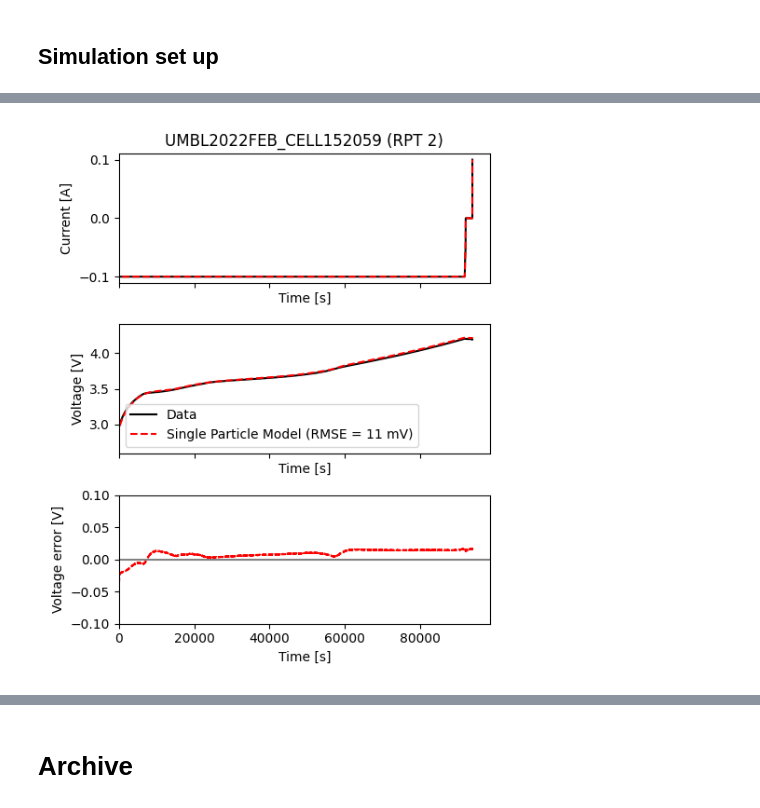
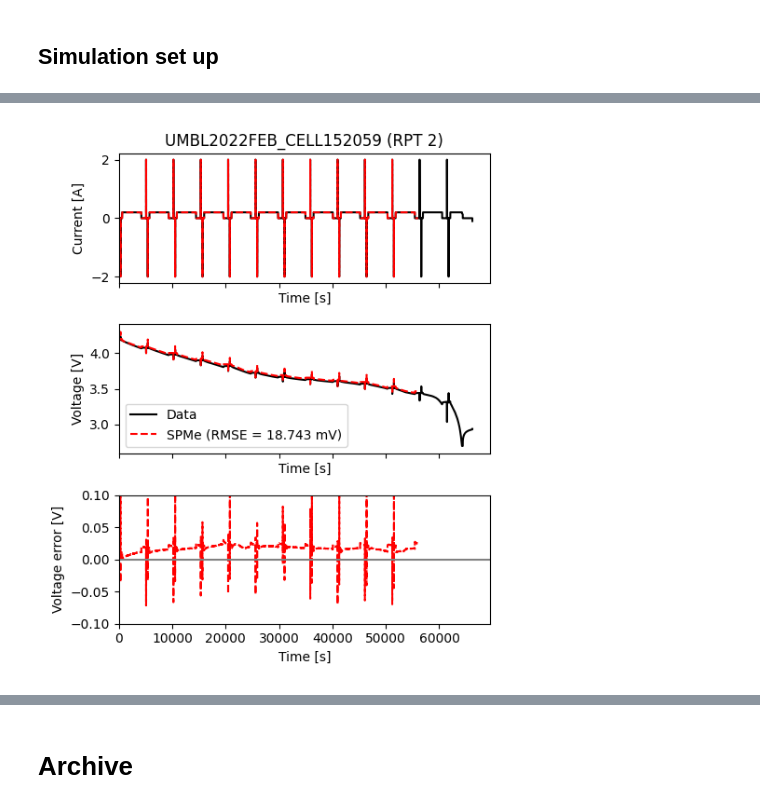
Before and after one commit to viviantran27/PyBaMM, a Jupyter notebook: degradation_model/tuning_umbl2022feb/verify_initial_parameters.ipynb, the cells around one changed output, grey strips where cells are left out. Saved outputs shown, nothing was run; the diff lists cells and outputs as text; code cells hidden in the pictures.

```diff
--- a/degradation_model/tuning_umbl2022feb/verify_initial_parameters.ipynb
+++ b/degradation_model/tuning_umbl2022feb/verify_initial_parameters.ipynb
@@ -87,10 +73,13 @@ model = pybamm.lithium_ion.SPM(
 # %%
+model = pybamm.lithium_ion.SPMe() # for calculating parameters only
+
 # update parameters
+parameter_values = pybamm.ParameterValues(chemistry=pybamm.parameter_sets.Tran2025)
 parameter_values.update(
     {
         "Maximum concentration in positive electrode [mol.m-3]": 31927.3,
         "Maximum concentration in negative electrode [mol.m-3]": 29637,
-        "Upper voltage cut-off [V]": 4.25,
+        "Upper voltage cut-off [V]": 4.3,
         "Lower voltage cut-off [V]": 2.5,
         },
     check_already_exists=False,
@@ -167,8 +156,12 @@ experiment = pybamm.Experiment(
         }, period = "1 second"
     )
 # %%
-# simulate subcycle with interpolant (30s for hppc)
-sim_0 = pybamm.Simulation(model, experiment=experiment,
-                        parameter_values=parameter_values,
-                        solver=pybamm.CasadiSolver("safe"))
-sol_0 = sim_0.solve() #initial_soc=SOC_0
+models=[pybamm.lithium_ion.SPMe(name="SPMe")] #pybamm.lithium_ion.SPM(name="SPM"),
+sols=[]
+for model in models:
+    print(model.name)
+    # simulate subcycle with interpolant (30s for hppc with SPM or 2 min with SPMe?)
+    sim = pybamm.Simulation(model, experiment=experiment,
+                            parameter_values=parameter_values,
+                            solver=pybamm.CasadiSolver("fast with events"))
+    sols.append(sim.solve()) #initial_soc=SOC_0
@@ -175,41 +170,44 @@ sol_0 = sim_0.solve() #initial_soc=SOC_0
 # %%
-# plot data and sim results
-t = sol_0["Time [s]"].entries
-I = sol_0["Current [A]"].entries
-Q = sol_0['Discharge capacity [A.h]'].entries
-Vt = sol_0["Terminal voltage [V]"].entries
-
 fig,axs = plt.subplots(3,1,figsize=(5,6), sharex=True)
 # plt.subplots_adjust(left=0.12, bottom=0.12, right=0.99, top=0.90) #, wspace=0.5, hspace=0.1
+axs = axs.flatten()
+linestyles = ['r--', 'b:']
+for (model,sol,ls) in zip(models,sols,linestyles):
+    print(model.name)
+    # plot data and sim results
+    t = sol["Time [s]"].entries
+    I = sol["Current [A]"].entries
+    Q = sol['Discharge capacity [A.h]'].entries
+    Vt = sol["Terminal voltage [V]"].entries
 
-axs = axs.flatten()
-ax = axs[0]
-ax.plot(t_data,I_data,'k', label = 'Data')
-ax.plot(t,I,'r--',  label = model.name)
-ax.set_xlim(left=0)
-ax.set_xlabel('Time [s]')
-ax.set_ylabel('Current [A]')
-ax.set_title(cell_name + f' (RPT {rpt_num})')
 
-ax = axs[1]
-e_V = Vt - np.interp(t,t_data, V_data)
-rmse_v = np.sqrt(np.mean(e_V**2))
-ax.plot(t_data,V_data,'k', label = 'Data')
-ax.plot(t,Vt,'r--',  label = model.name + f' (RMSE = {round(rmse_v*1000)} mV)')
-ax.set_xlim(left=0)
-ax.set_ylim([2.6,4.4])
-ax.set_xlabel('Time [s]')
-ax.set_ylabel('Voltage [V]')
-ax.legend(loc='lower left')
+    ax = axs[0]
+    ax.plot(t_data,I_data,'k', label = 'Data')
+    ax.plot(t,I,ls,  label = model.name)
+    ax.set_xlim(left=0)
+    ax.set_xlabel('Time [s]')
+    ax.set_ylabel('Current [A]')
+    ax.set_title(cell_name + f' (RPT {rpt_num})')
 
-ax = axs[2]
-ax.plot(t,e_V,'r--')
-xlims = ax.get_xlim()
-ax.plot(xlims, [0]*2, 'grey')
-ax.set_xlim(left=0)
-ax.set_ylim([-0.1,0.1])
-ax.set_xlabel('Time [s]')
-ax.set_ylabel('Voltage error [V]')
+    ax = axs[1]
+    e_V = Vt - np.interp(t,t_data, V_data)
+    rmse_v = np.sqrt(np.mean(e_V**2))
+    ax.plot(t_data,V_data,'k', label = 'Data')
+    ax.plot(t,Vt,ls,  label = model.name + f' (RMSE = {round(rmse_v*1000,3)} mV)')
+    ax.set_xlim(left=0)
+    ax.set_ylim([2.6,4.4])
+    ax.set_xlabel('Time [s]')
+    ax.set_ylabel('Voltage [V]')
+    ax.legend(loc='lower left')
+
+    ax = axs[2]
+    ax.plot(t,e_V,ls)
+    xlims = ax.get_xlim()
+    ax.plot(xlims, [0]*2, 'grey')
+    ax.set_xlim(left=0)
+    ax.set_ylim([-0.1,0.1])
+    ax.set_xlabel('Time [s]')
+    ax.set_ylabel('Voltage error [V]')
 
 fig.tight_layout()
 # handles, labels = axs[0].get_legend_handles_labels()
@@ -219 +218 @@ plt.savefig('./figs/' + cell_name + '.jpg',format='jpg',dpi=300)
-[figure, old version]
+[figure, new version]
```
Also changed, not shown: parts of 7 cells of this notebook, 15 other files.
